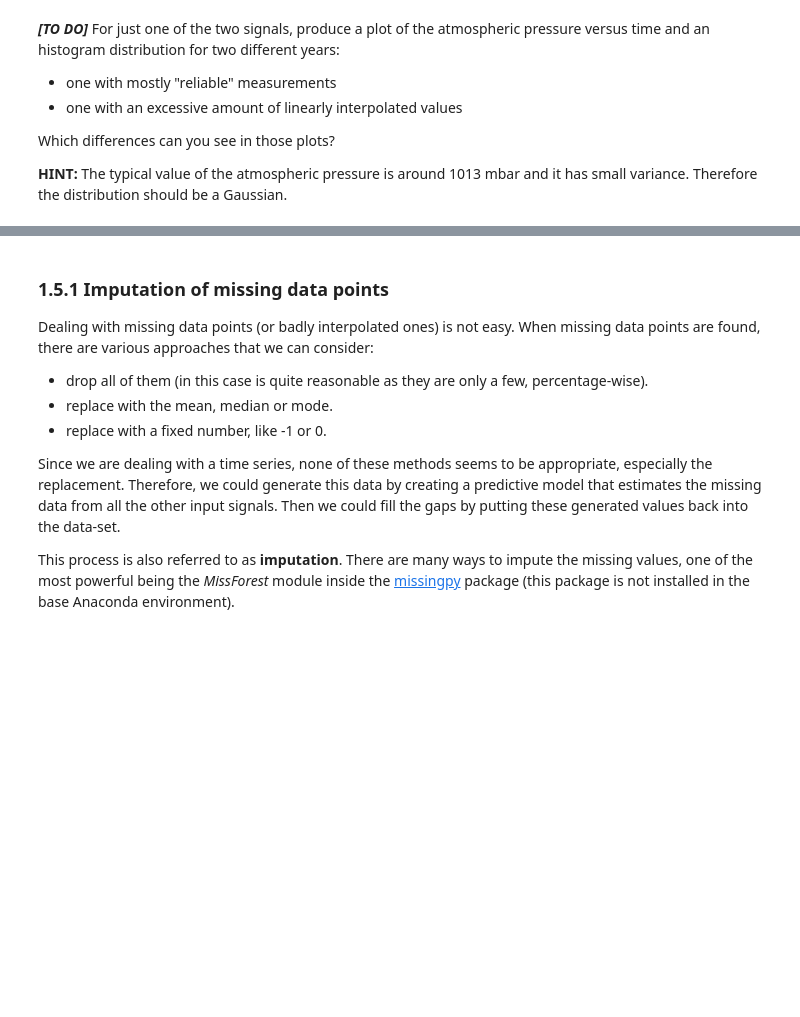
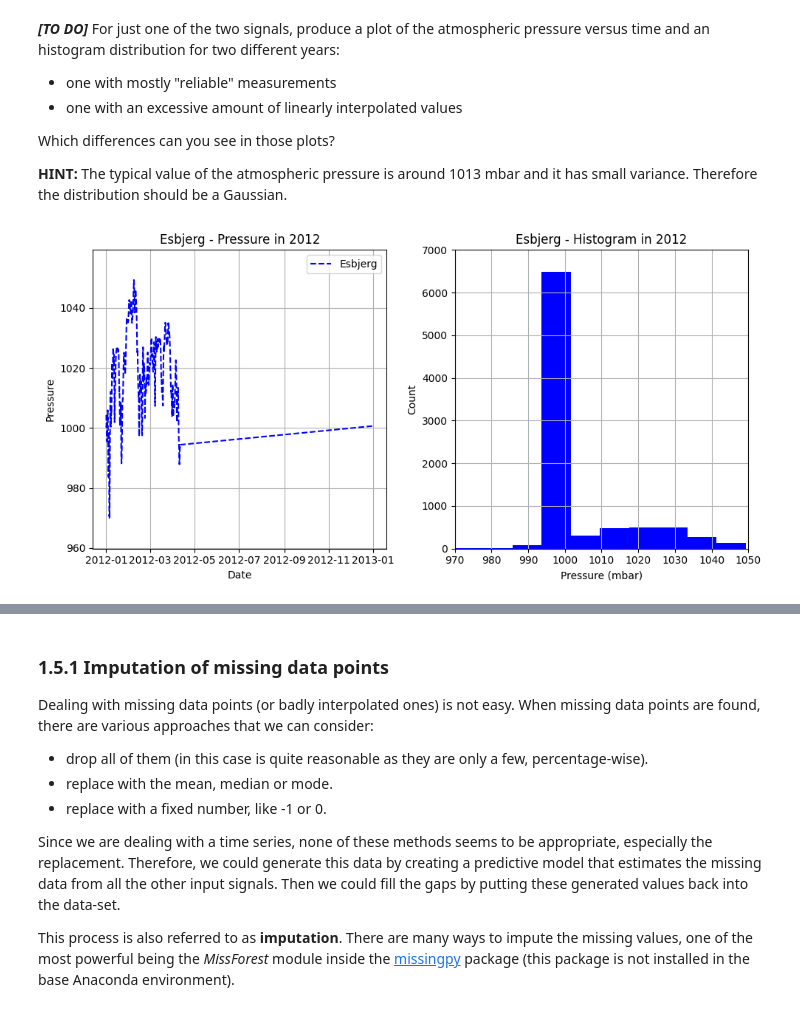
Before and after one commit to UCL-ELEC0136/2-data-processing-Ys1ong, a Jupyter notebook: 2-data-processing.ipynb, the cells around one changed output, grey strips where cells are left out. Cells and saved outputs as stored; diff of their text form; code cells hidden in the pictures; blank space fills up the shorter version.

```diff
--- a/2-data-processing.ipynb
+++ b/2-data-processing.ipynb
@@ -902,4 +973,41 @@ Moreover, a second consideration about the linear interpolation in the resamplin
 Which differences can you see in those plots?
 
 **HINT:** The typical value of the atmospheric pressure is around 1013 mbar and it has small variance. Therefore the distribution should be a Gaussian.
+# %%
+# [TO DO (1)] choose one year with many interpolated values, plot it and make an histogram of the distribution
+# TO BE COMPLETED
+def city_pressure(city, year):
+    date_1 = str(year)+ '-01-01 00:00:00'
+    date_2 = str(year)+ '-12-31 23:59:59'
+
+    pressure = df_resampled[city].loc[date_1: date_2, 'Pressure']
+    max_p = max(pressure)
+    min_p = min(pressure)
+
+    fig, (ax1, ax2) = plt.subplots(1, 2, figsize=(10, 5))
+
+    ax1.plot(pressure, label = city, linestyle='--',  c='b')
+    ax1.set_xlabel('Date')
+    ax1.set_ylabel('Pressure')
+    ax1.set_title(city + ' - Pressure in ' + str(year))
+    ax1.set_ylim([min_p - 10, max_p + 10])
+    ax1.grid()
+    ax1.legend()
+
+    ax2.hist(pressure, color = 'b')
+    ax2.set_xlabel('Pressure (mbar)')
+    ax2.set_ylabel('Count')
+    ax2.set_title(city + ' - Histogram in ' + str(year))
+    ax2.set_xlim([970, 1050])
+    ax2.set_ylim([0, 7000])
+    ax2.grid()
+
+    plt.tight_layout()
+    plt.show()
+
+city_pressure('Esbjerg', 2012)
+
+###############################################
+# %% [output]
+[figure, added]
 # %%
```
Also changed, not shown: parts of 12 cells of this notebook, 5 other files.
